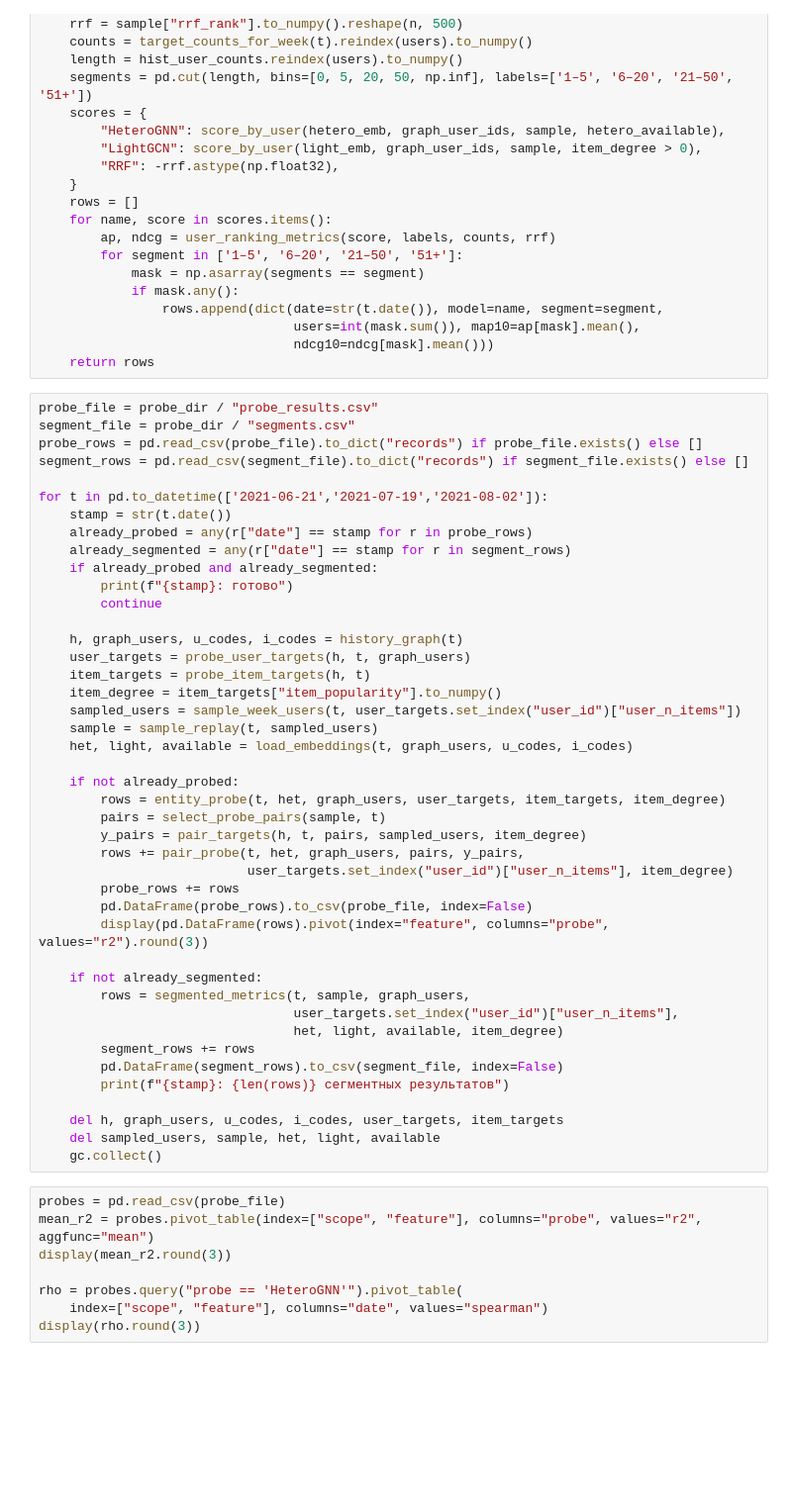
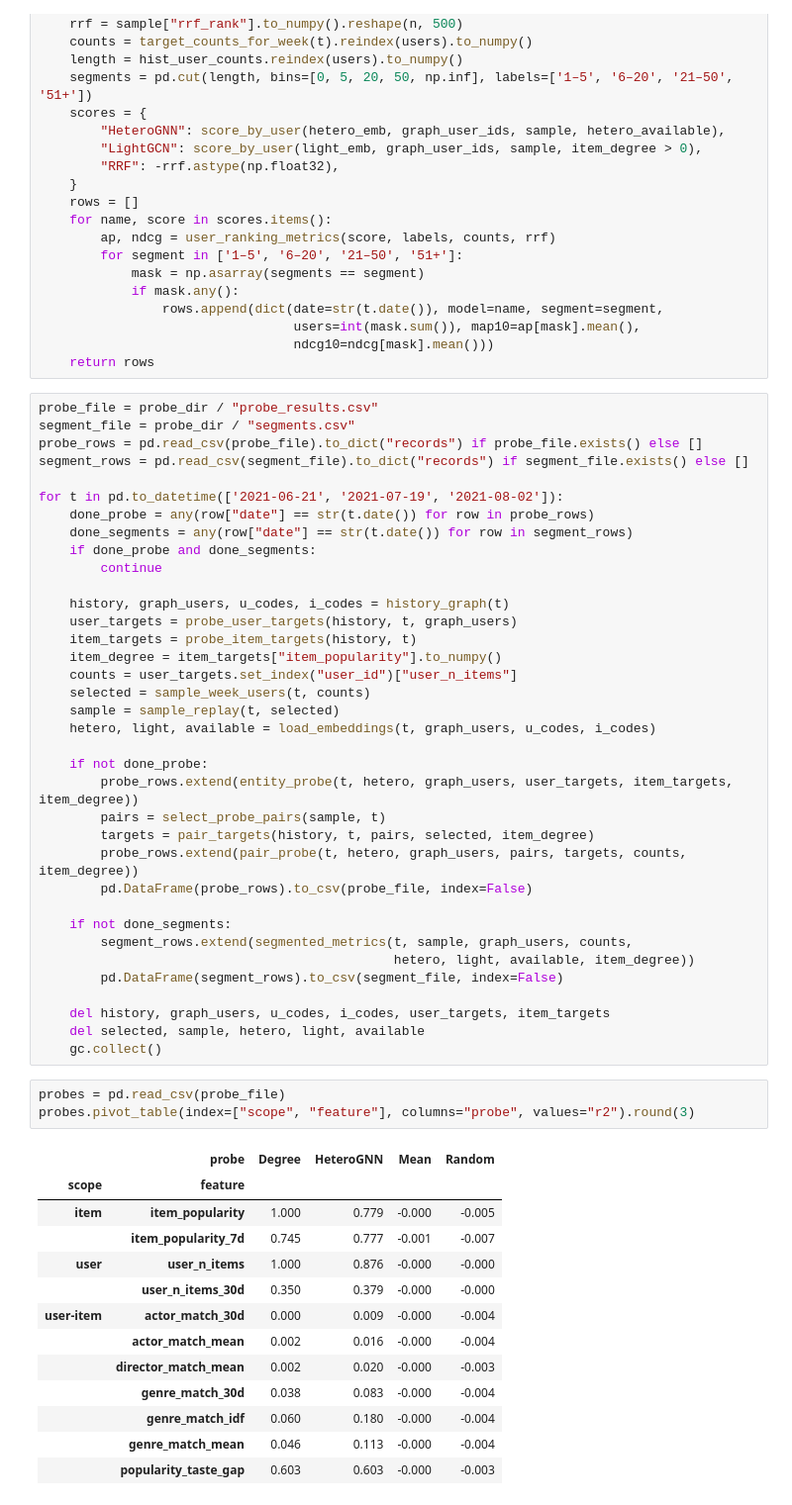
Before and after one commit to MikePodsytnik/graph-recsys-benchmark, a Jupyter notebook: Probing.ipynb, the cells around one changed output. Shown at 99% size. Cells and saved outputs as stored; diff of their text form; blank space fills up the shorter version.

```diff
--- a/Probing.ipynb
+++ b/Probing.ipynb
@@ -403,50 +402,52 @@ segment_file = probe_dir / "segments.csv"
 probe_rows = pd.read_csv(probe_file).to_dict("records") if probe_file.exists() else []
 segment_rows = pd.read_csv(segment_file).to_dict("records") if segment_file.exists() else []
 
-for t in pd.to_datetime(['2021-06-21','2021-07-19','2021-08-02']):
-    stamp = str(t.date())
-    already_probed = any(r["date"] == stamp for r in probe_rows)
-    already_segmented = any(r["date"] == stamp for r in segment_rows)
-    if already_probed and already_segmented:
-        print(f"{stamp}: готово")
+for t in pd.to_datetime(['2021-06-21', '2021-07-19', '2021-08-02']):
+    done_probe = any(row["date"] == str(t.date()) for row in probe_rows)
+    done_segments = any(row["date"] == str(t.date()) for row in segment_rows)
+    if done_probe and done_segments:
         continue
 
-    h, graph_users, u_codes, i_codes = history_graph(t)
-    user_targets = probe_user_targets(h, t, graph_users)
-    item_targets = probe_item_targets(h, t)
+    history, graph_users, u_codes, i_codes = history_graph(t)
+    user_targets = probe_user_targets(history, t, graph_users)
+    item_targets = probe_item_targets(history, t)
     item_degree = item_targets["item_popularity"].to_numpy()
-    sampled_users = sample_week_users(t, user_targets.set_index("user_id")["user_n_items"])
-    sample = sample_replay(t, sampled_users)
-    het, light, available = load_embeddings(t, graph_users, u_codes, i_codes)
+    counts = user_targets.set_index("user_id")["user_n_items"]
+    selected = sample_week_users(t, counts)
+    sample = sample_replay(t, selected)
+    hetero, light, available = load_embeddings(t, graph_users, u_codes, i_codes)
 
-    if not already_probed:
-        rows = entity_probe(t, het, graph_users, user_targets, item_targets, item_degree)
+    if not done_probe:
+        probe_rows.extend(entity_probe(t, hetero, graph_users, user_targets, item_targets, item_degree))
         pairs = select_probe_pairs(sample, t)
-        y_pairs = pair_targets(h, t, pairs, sampled_users, item_degree)
-        rows += pair_probe(t, het, graph_users, pairs, y_pairs,
-                           user_targets.set_index("user_id")["user_n_items"], item_degree)
-        probe_rows += rows
+        targets = pair_targets(history, t, pairs, selected, item_degree)
+        probe_rows.extend(pair_probe(t, hetero, graph_users, pairs, targets, counts, item_degree))
         pd.DataFrame(probe_rows).to_csv(probe_file, index=False)
-        display(pd.DataFrame(rows).pivot(index="feature", columns="probe", values="r2").round(3))
 
-    if not already_segmented:
-        rows = segmented_metrics(t, sample, graph_users,
-                                 user_targets.set_index("user_id")["user_n_items"],
-                                 het, light, available, item_degree)
-        segment_rows += rows
+    if not done_segments:
+        segment_rows.extend(segmented_metrics(t, sample, graph_users, counts,
+                                              hetero, light, available, item_degree))
         pd.DataFrame(segment_rows).to_csv(segment_file, index=False)
-        print(f"{stamp}: {len(rows)} сегментных результатов")
 
-    del h, graph_users, u_codes, i_codes, user_targets, item_targets
-    del sampled_users, sample, het, light, available
+    del history, graph_users, u_codes, i_codes, user_targets, item_targets
+    del selected, sample, hetero, light, available
     gc.collect()
 # %%
 probes = pd.read_csv(probe_file)
-mean_r2 = probes.pivot_table(index=["scope", "feature"], columns="probe", values="r2", aggfunc="mean")
-display(mean_r2.round(3))
-
-rho = probes.query("probe == 'HeteroGNN'").pivot_table(
-    index=["scope", "feature"], columns="date", values="spearman")
-display(rho.round(3))
+probes.pivot_table(index=["scope", "feature"], columns="probe", values="r2").round(3)
+# %% [output]
+|  | probe | Degree | HeteroGNN | Mean | Random |
+| scope | feature |  |  |  |  |
+| item | item_popularity | 1.000 | 0.779 | -0.000 | -0.005 |
+|  | item_popularity_7d | 0.745 | 0.777 | -0.001 | -0.007 |
+| user | user_n_items | 1.000 | 0.876 | -0.000 | -0.000 |
+|  | user_n_items_30d | 0.350 | 0.379 | -0.000 | -0.000 |
+| user-item | actor_match_30d | 0.000 | 0.009 | -0.000 | -0.004 |
+|  | actor_match_mean | 0.002 | 0.016 | -0.000 | -0.004 |
+|  | director_match_mean | 0.002 | 0.020 | -0.000 | -0.003 |
+|  | genre_match_30d | 0.038 | 0.083 | -0.000 | -0.004 |
+|  | genre_match_idf | 0.060 | 0.180 | -0.000 | -0.004 |
+|  | genre_match_mean | 0.046 | 0.113 | -0.000 | -0.004 |
+|  | popularity_taste_gap | 0.603 | 0.603 | -0.000 | -0.003 |
 # %%
 segments = pd.read_csv(segment_file)
```
Also changed, not shown: parts of 11 cells of this notebook, 1 other file.
